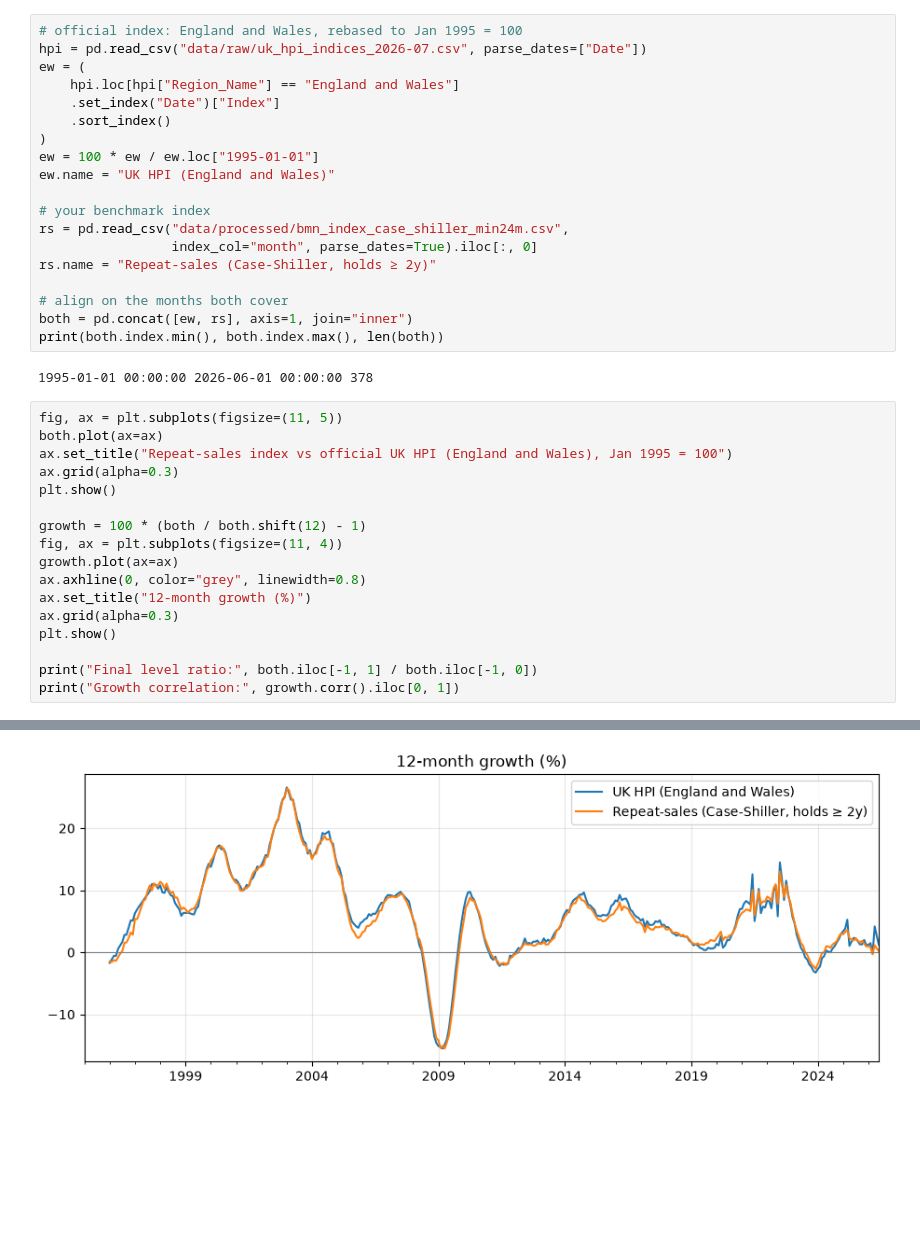
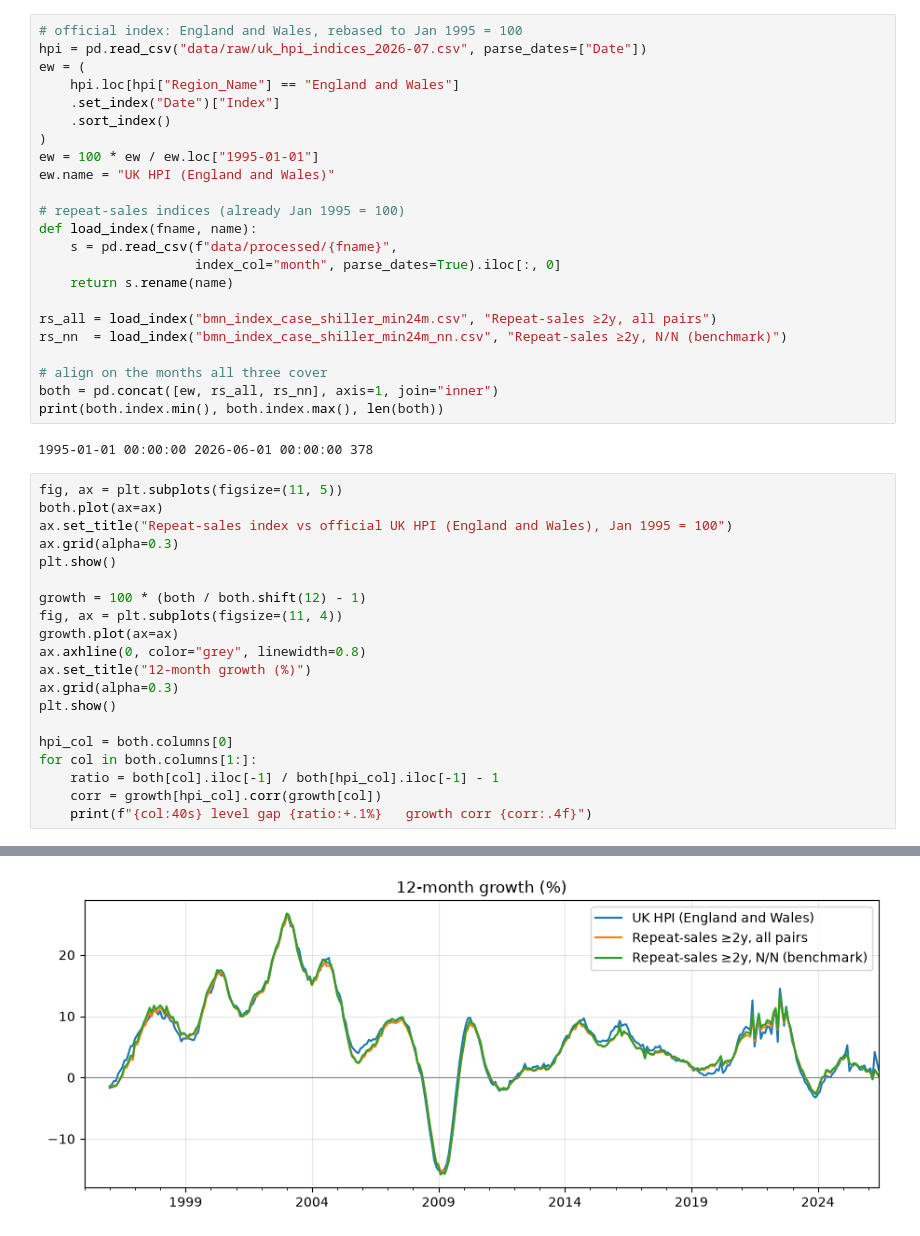
Before and after one commit to adrymmm/uk-property-flip-detector, a Jupyter notebook: notebooks/05_index_validation.ipynb, the cells around one changed output, grey strips where cells are left out. Saved outputs shown, nothing was run; the diff lists cells and outputs as text; blank space fills up the shorter version.

Commit message:
feat: validate N/N benchmark against UK HPI, gap closes to -0.2%

```diff
--- a/notebooks/05_index_validation.ipynb
+++ b/notebooks/05_index_validation.ipynb
@@ -12,13 +12,17 @@ ew = (
 ew = 100 * ew / ew.loc["1995-01-01"]
 ew.name = "UK HPI (England and Wales)"
 
-# your benchmark index
-rs = pd.read_csv("data/processed/bmn_index_case_shiller_min24m.csv",
-                 index_col="month", parse_dates=True).iloc[:, 0]
-rs.name = "Repeat-sales (Case-Shiller, holds ≥ 2y)"
+# repeat-sales indices (already Jan 1995 = 100)
+def load_index(fname, name):
+    s = pd.read_csv(f"data/processed/{fname}",
+                    index_col="month", parse_dates=True).iloc[:, 0]
+    return s.rename(name)
 
-# align on the months both cover
-both = pd.concat([ew, rs], axis=1, join="inner")
+rs_all = load_index("bmn_index_case_shiller_min24m.csv", "Repeat-sales ≥2y, all pairs")
+rs_nn  = load_index("bmn_index_case_shiller_min24m_nn.csv", "Repeat-sales ≥2y, N/N (benchmark)")
+
+# align on the months all three cover
+both = pd.concat([ew, rs_all, rs_nn], axis=1, join="inner")
 print(both.index.min(), both.index.max(), len(both))
 # %% [output]
 1995-01-01 00:00:00 2026-06-01 00:00:00 378
@@ -37,6 +41,9 @@ ax.set_title("12-month growth (%)")
 ax.grid(alpha=0.3)
 plt.show()
 
-print("Final level ratio:", both.iloc[-1, 1] / both.iloc[-1, 0])
-print("Growth correlation:", growth.corr().iloc[0, 1])
+hpi_col = both.columns[0]
+for col in both.columns[1:]:
+    ratio = both[col].iloc[-1] / both[hpi_col].iloc[-1] - 1
+    corr = growth[hpi_col].corr(growth[col])
+    print(f"{col:40s} level gap {ratio:+.1%}   growth corr {corr:.4f}")
 # %% [output]
@@ -44 +51 @@ print("Growth correlation:", growth.corr().iloc[0, 1])
-[figure, old version]
+[figure, new version]
```
Also changed, not shown: parts of 2 cells of this notebook.
